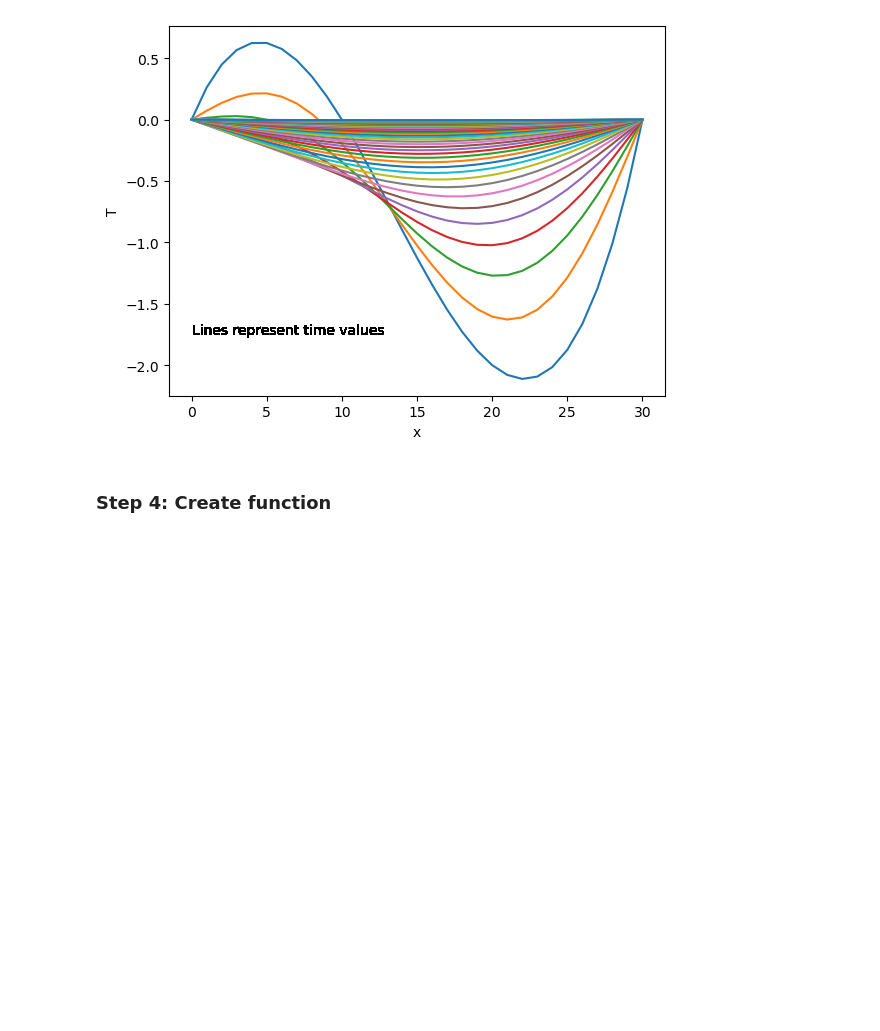
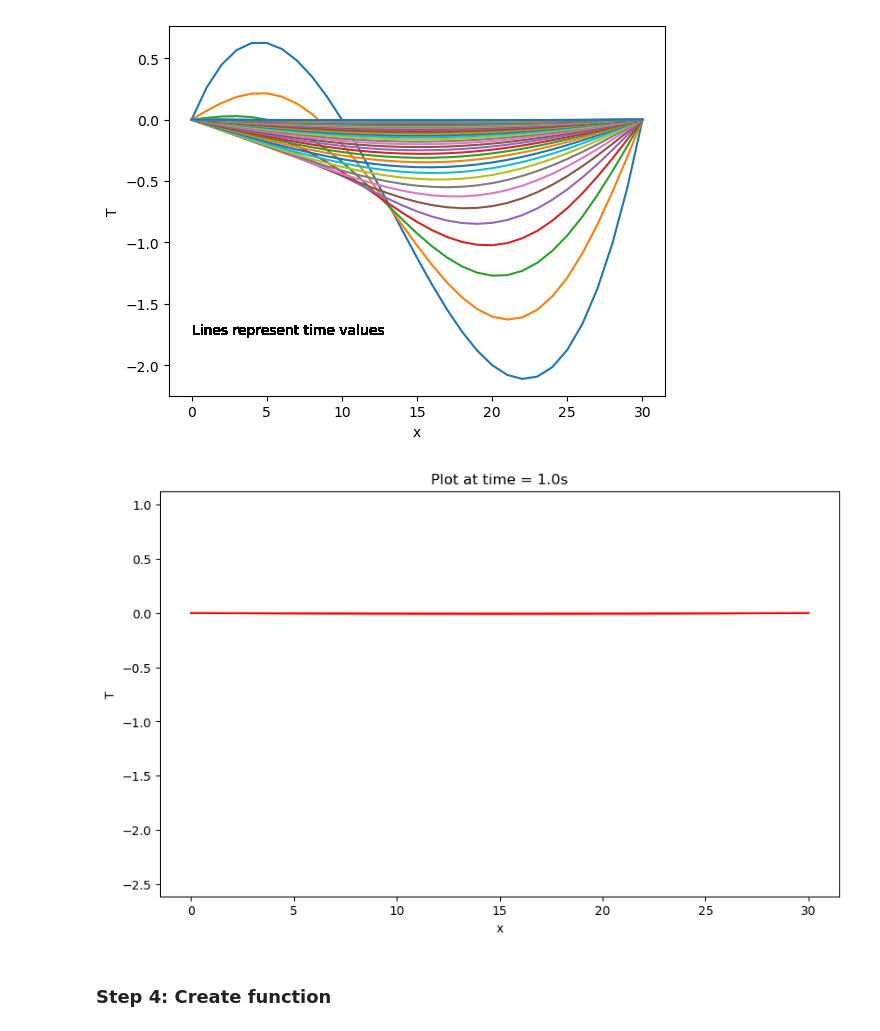
Before and after one commit to Miller-Ryan-1/csueb_phys, a Jupyter notebook: Heat Equation PDE Solutions.ipynb, the cells around one changed output. Drawn from its saved outputs; the diff is of its cells as text; code cells hidden in the pictures; blank space fills up the shorter version.

Commit message:
Updates incl Live Plot

```diff
--- a/Heat Equation PDE Solutions.ipynb
+++ b/Heat Equation PDE Solutions.ipynb
@@ -137,6 +147,42 @@ for i in np.arange(0,len(Ui),20):
 plt.show()
 # %% [output]
 [figure]
+# %%
+def heat_plotter(U, steps):
+
+    fig, ax = plt.subplots(figsize=(10, 6))
+    ax.set_xlabel('x')  # Set x-axis label
+    ax.set_ylabel('T')  # Set y-axis label
+
+    # Set the y-axis limits
+    y_min = min([min(u) for u in U]) - 0.5  # Find the minimum y-value in U with some buffer
+    y_max = max([max(u) for u in U]) + 0.5  # Find the maximum y-value in U with some buffer
+    ax.set_ylim(y_min, y_max)
+
+    lines = []  # List to store line objects
+    alpha_decay = .5  # Factor to reduce the alpha of previous lines
+
+    plt.show()
+
+    for i in np.arange(0, len(U), len(U)//steps):
+        # Update the alpha values of existing lines
+        for line in lines:
+            line.set_alpha(line.get_alpha() * alpha_decay)
+
+        # Add new line
+        new_line, = ax.plot(U[i], color='red', alpha=1.0)  # Start with full opacity
+        lines.append(new_line)  # Store the new line object
+        ax.set_title(f"Plot at time = {i/(len(U)-1)}s")  # Update the title with the current step
+
+        # Handling plot display
+        clear_output(wait=True)  # Clear the previous plot
+        display(fig)  # Display the current figure
+
+        time.sleep(0.25)  # Pause for half a second before the next update
+# %%
+heat_plotter(Ui,20)
+# %% [output]
+[figure, added]
 # %% [markdown]
 ### Step 4: Create function
 # %%
```
Also changed, not shown: parts of 13 cells of this notebook.
